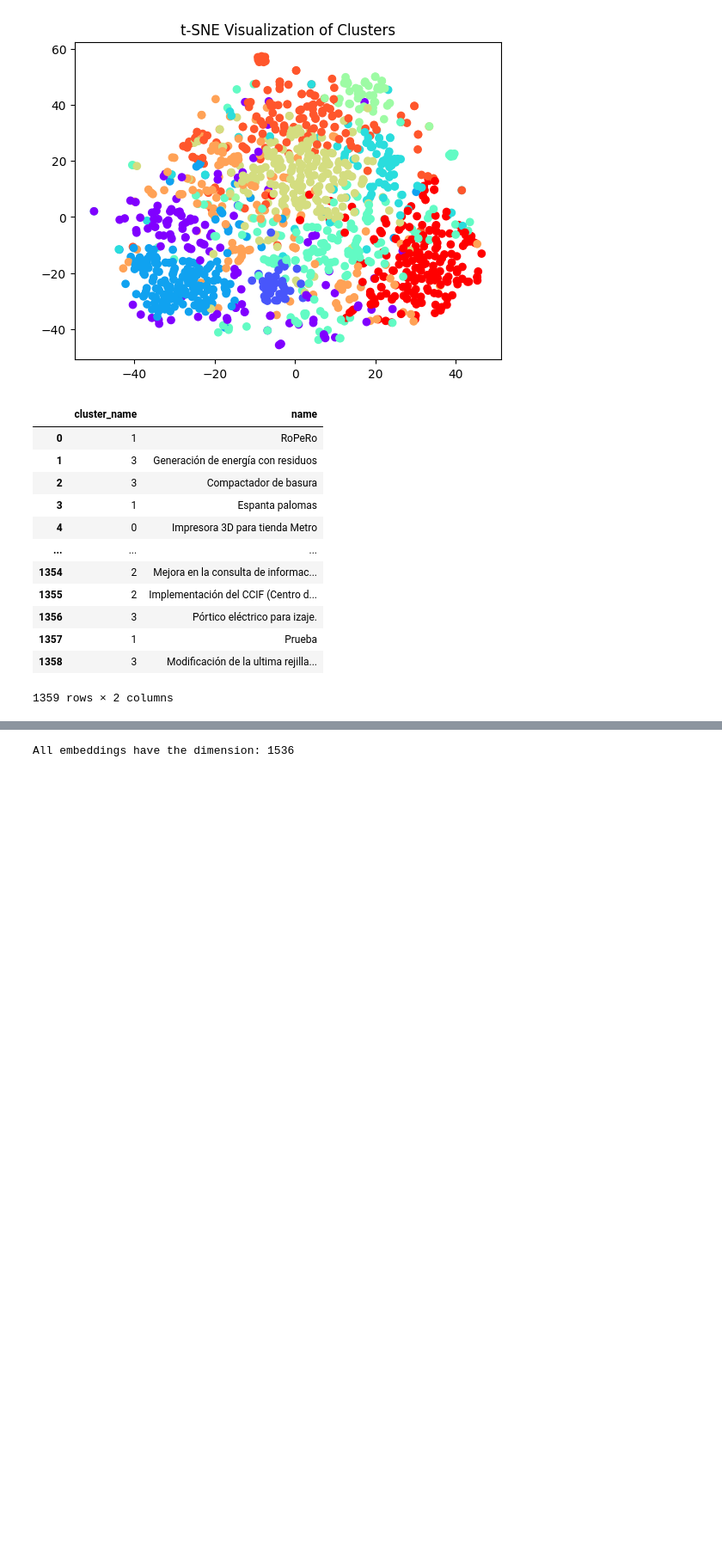
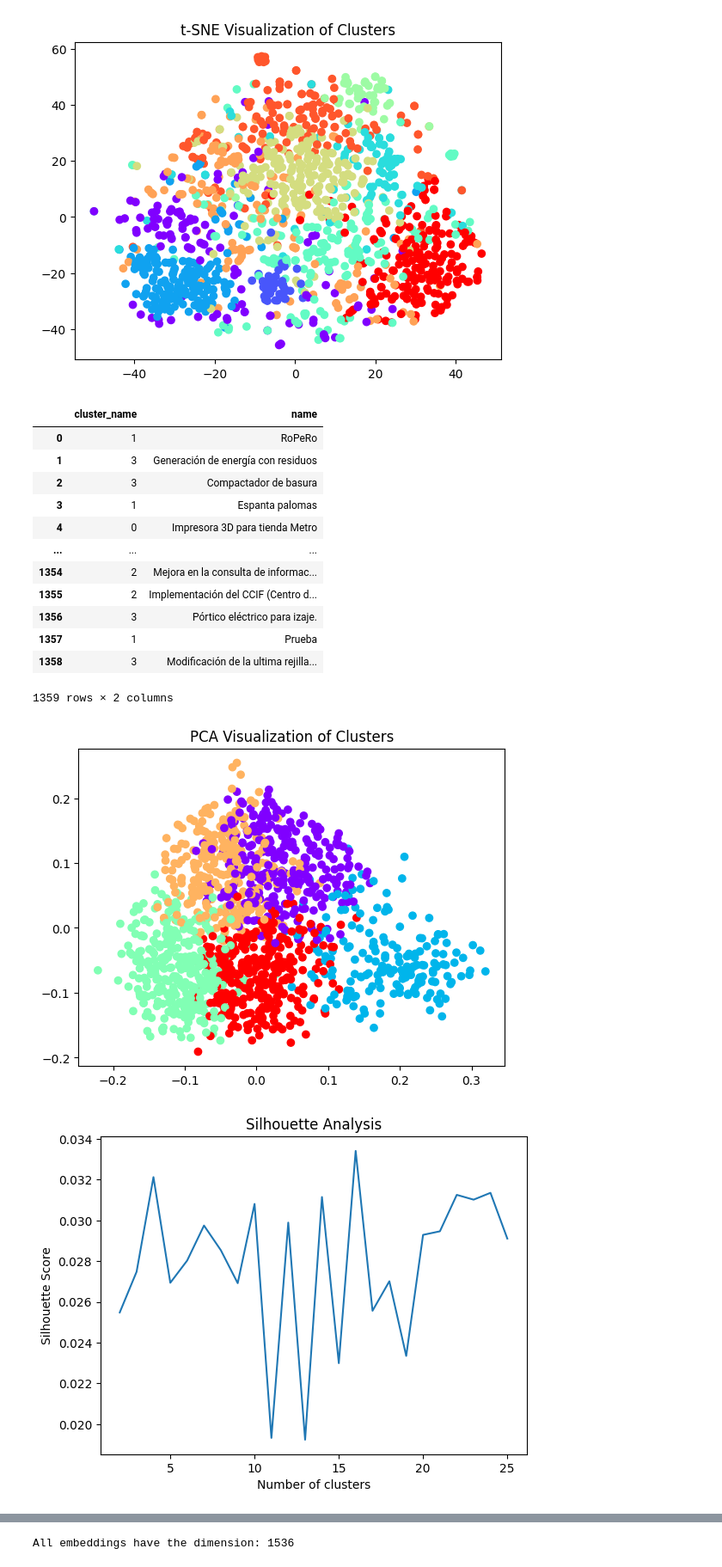
Before and after one commit to pabloferre/innk_dw_dev, a Jupyter notebook: working-nb.ipynb, the cells around one changed output, grey strips where cells are left out. Shown at 86% size. Drawn from its saved outputs; the diff is of its cells as text; code cells hidden in the pictures; blank space fills up the shorter version.

```diff
--- a/working-nb.ipynb
+++ b/working-nb.ipynb
@@ -167,4 +167,11 @@ embeddings_name = df['name_embedded'].tolist()
 embeddings_name  = np.array(embeddings_name)
 
 name_emb = fit_clusters(embeddings_name)
+# %%
+name_emb.fit()
+name_emb.pca_visualization()
+name_emb.silhouette_score()
+# %% [output]
+[figure, added]
+[figure, added]
 # %%
```
Also changed, not shown: parts of 12 cells of this notebook, 4 other files.
